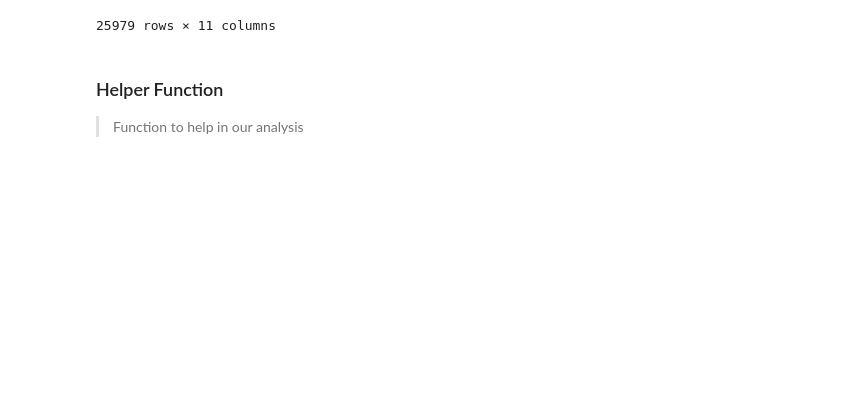
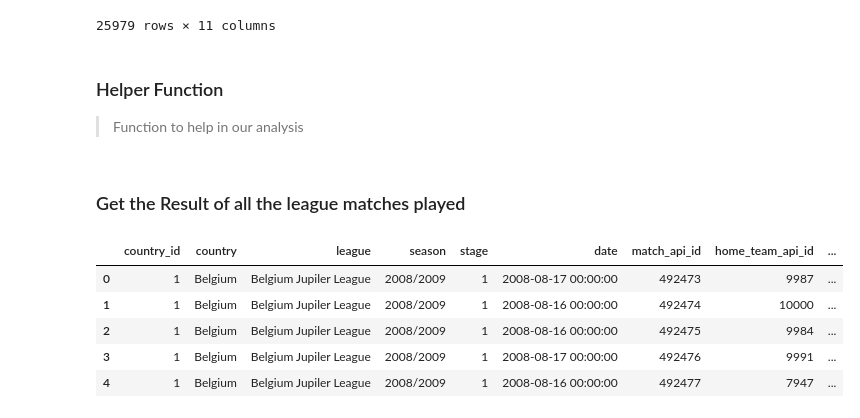
Before and after one commit to tunji-dev/Udacity_Data_Analyst_Nanodegree, a Jupyter notebook: project_2_investigate_soccer_dataset/soccer_dataset.ipynb, the cells around one changed output. Cells and saved outputs as stored; diff of their text form; code cells hidden in the pictures; blank space fills up the shorter version.

```diff
--- a/project_2_investigate_soccer_dataset/soccer_dataset.ipynb
+++ b/project_2_investigate_soccer_dataset/soccer_dataset.ipynb
@@ -235,3 +235,15 @@ def match_result(home_goals, away_goals):
         return 'Away'
     else:
         return 'Tie'
+# %% [markdown]
+### Get the Result of all the league matches played
+# %%
+league_matches['result'] = league_matches.apply(lambda game: match_result(game['home_team_goal'],game['away_team_goal']), axis=1)
+league_matches.head()
+# %% [output]
+|  | country_id | country | league | season | stage | date | match_api_id | home_team_api_id | ... |
+| 0 | 1 | Belgium | Belgium Jupiler League | 2008/2009 | 1 | 2008-08-17 00:00:00 | 492473 | 9987 | ... |
+| 1 | 1 | Belgium | Belgium Jupiler League | 2008/2009 | 1 | 2008-08-16 00:00:00 | 492474 | 10000 | ... |
+| 2 | 1 | Belgium | Belgium Jupiler League | 2008/2009 | 1 | 2008-08-16 00:00:00 | 492475 | 9984 | ... |
+| 3 | 1 | Belgium | Belgium Jupiler League | 2008/2009 | 1 | 2008-08-17 00:00:00 | 492476 | 9991 | ... |
+| 4 | 1 | Belgium | Belgium Jupiler League | 2008/2009 | 1 | 2008-08-16 00:00:00 | 492477 | 7947 | ... |
```
Also changed, not shown: parts of 2 cells of this notebook.
